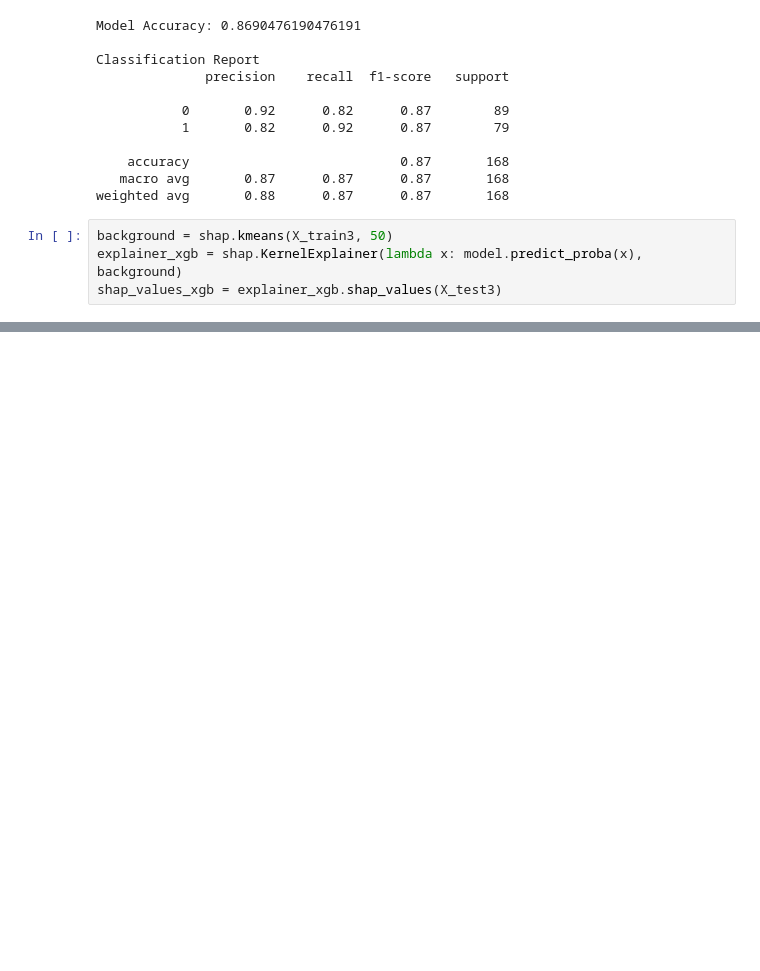
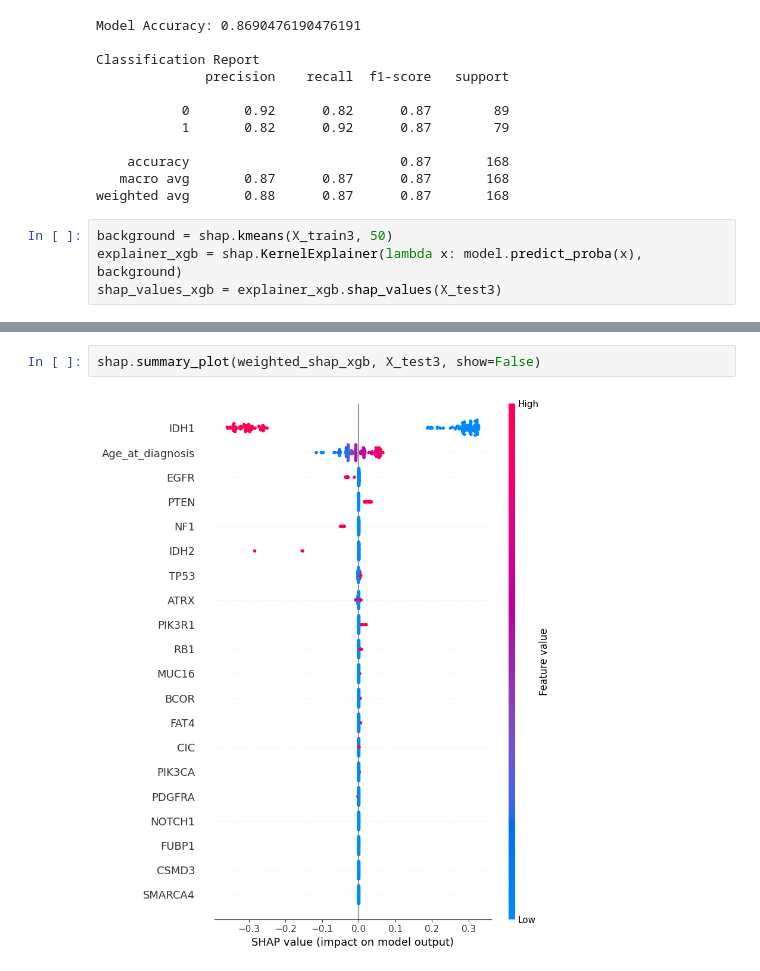
Before and after one commit to agamv25/SIT-724-Thesis, a Jupyter notebook: Notebook.ipynb, the cells around one changed output, grey strips where cells are left out. Drawn from its saved outputs; the diff is of its cells as text; blank space fills up the shorter version.

```diff
--- a/Notebook.ipynb
+++ b/Notebook.ipynb
@@ -178,0 +194,4 @@ weight_vector = {
+# %%
+shap.summary_plot(weighted_shap_xgb, X_test3, show=False)
+# %% [output]
+[figure, added]
```
Also changed, not shown: parts of 9 cells of this notebook.
